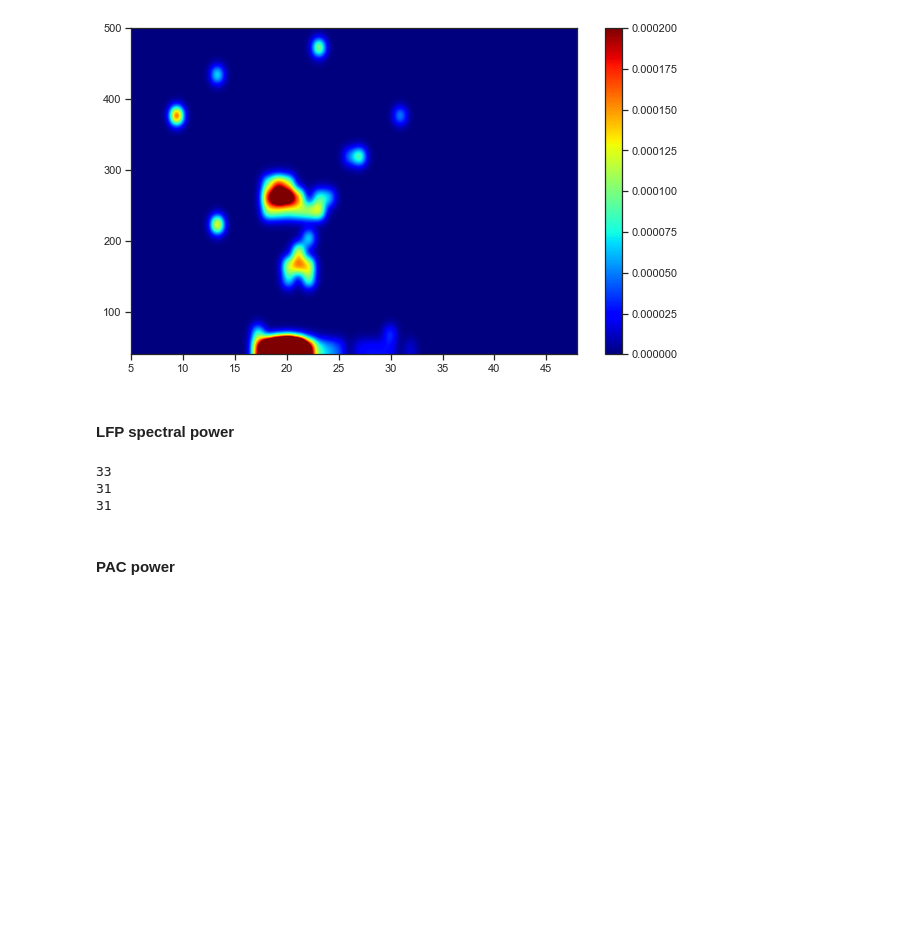
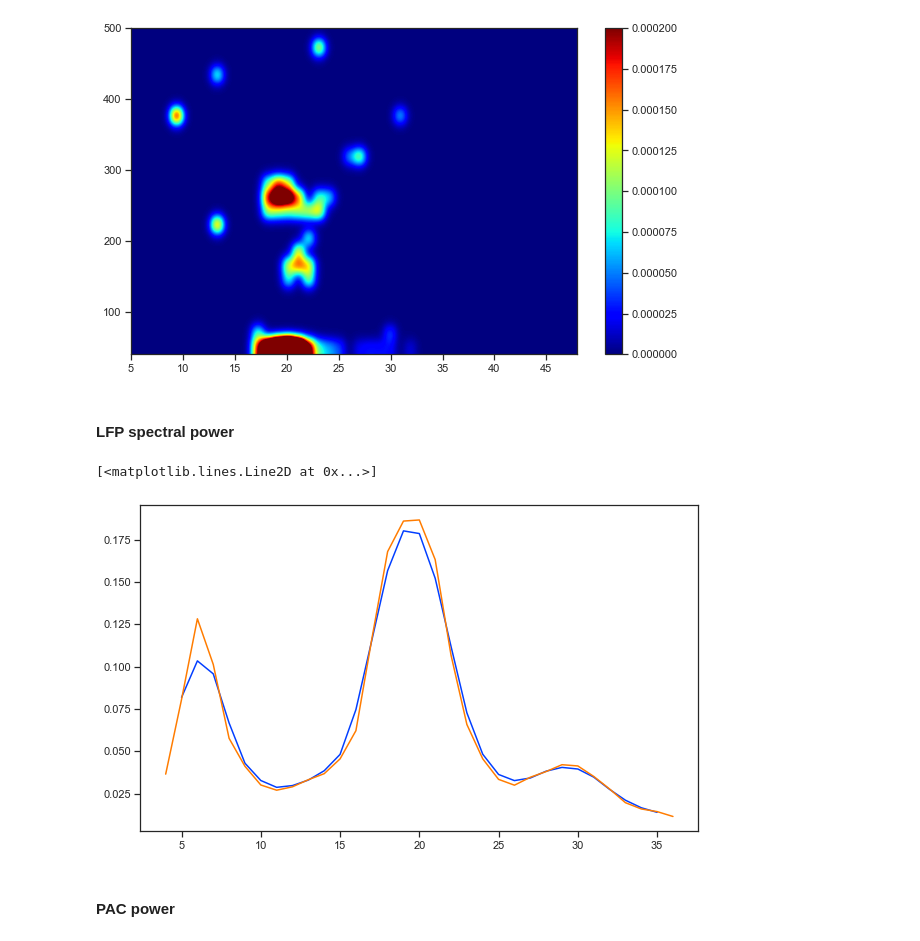
Before and after one commit to atimcenko/pac, a Jupyter notebook: dev_beta_pac_corr.ipynb, the cells around one changed output. Saved outputs shown, nothing was run; the diff lists cells and outputs as text; code cells hidden in the pictures; blank space fills up the shorter version.

```diff
--- a/dev_beta_pac_corr.ipynb
+++ b/dev_beta_pac_corr.ipynb
@@ -97,7 +51,7 @@ def load_patients(who='all', n_total=6):
 # %% [markdown]
 ## Patient 1: Beta - PAC correlation
 # %%
-p1 = load_patient(1)
+patient = load_patient(1)
 # %% [output]
 Patient directory:  D:\LAB\AlexPAC\data\Patient1
 # %%
@@ -106,8 +60,8 @@ Patient directory:  D:\LAB\AlexPAC\data\Patient1
 condition = "5Day OFF Rest 180sec"
 placement = "R2B-3B"
 
-pac = p1.pac[condition][placement][placement]
-lfp = p1.lfp[condition][placement]
+pac = patient.pac[condition][placement][placement]
+lfp = patient.lfp[condition][placement]
 
 print(pac.beta_params)
 # %% [output]
@@ -137,10 +88,12 @@ mask = (f >= f1) & (f <= f2)
 kernel = np.ones(3)/3
 psd_average_power = np.convolve(psd[mask], kernel, mode='valid')
 # Получили скользящее среднее, при этом первая точка отвечает за 5, а последняя - за 35 - отлично! 31 точка всего
-# %% [output]
-33
-31
-31
+# %%
+plt.plot(np.arange(5, 36), psd_average_power)
+plt.plot(f[mask], psd[mask])
+# %% [output]
+[<matplotlib.lines.Line2D at 0x...>]
+[figure, added]
 # %% [markdown]
 #### PAC power
 # %%
```
Also changed, not shown: parts of 20 cells of this notebook.
